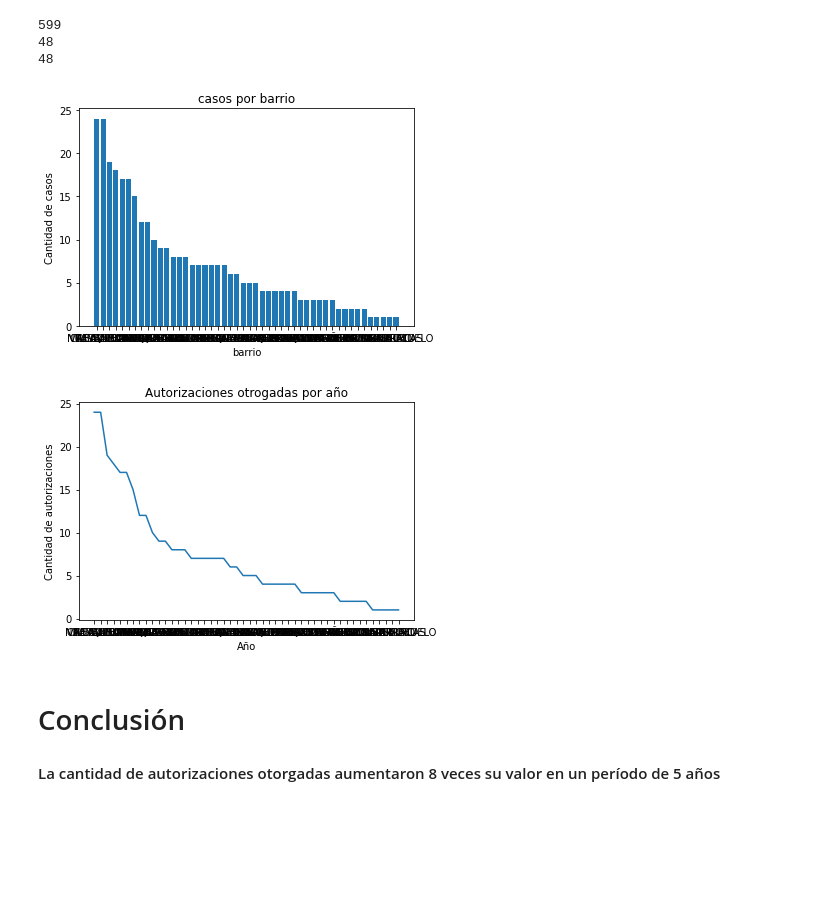
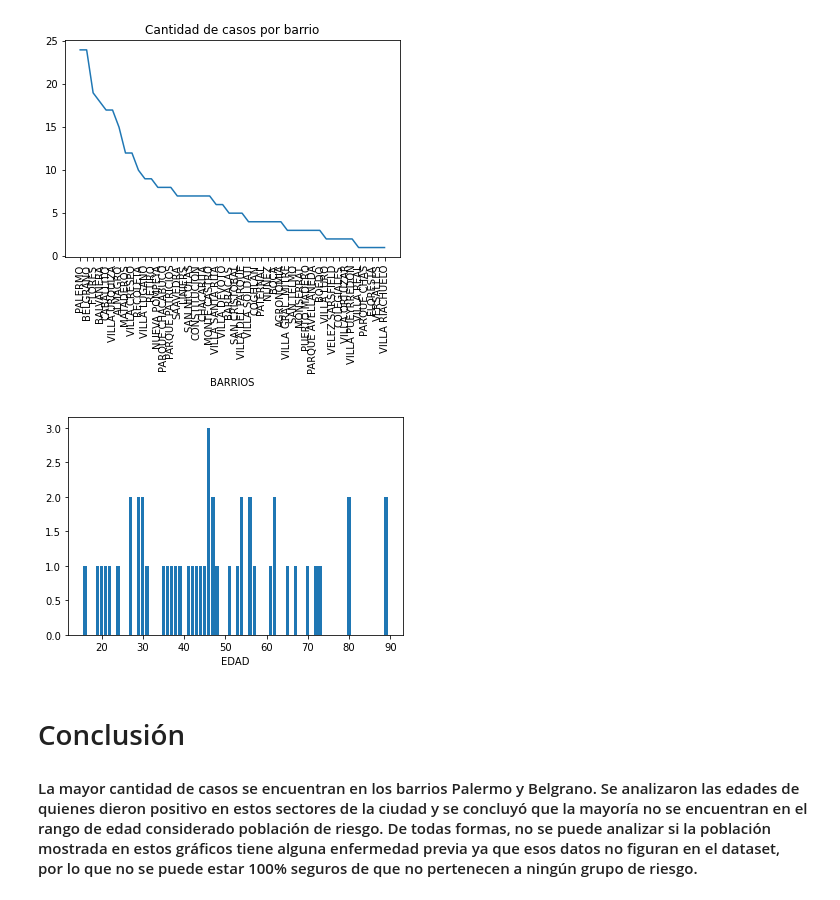
Before and after one commit to sofiaPalavecino/Sofia-Palavecino, a Jupyter notebook: 1305/analisisDeDatos/notebooks/notebook.ipynb, the cells around one changed output. Cells and saved outputs as stored; diff of their text form; code cells hidden in the pictures; blank space fills up the shorter version.

```diff
--- a/1305/analisisDeDatos/notebooks/notebook.ipynb
+++ b/1305/analisisDeDatos/notebooks/notebook.ipynb
@@ -1,36 +1,33 @@
 # %%
 import pandas as pd
 
 import matplotlib.pyplot as plt1
 import matplotlib.pyplot as plt2
 
 casos=pd.read_csv("../casos.csv",sep=",",engine="python")
 
-print(len(casos))
-
 casos=casos.dropna(subset=['barrio'])
 
-valores_x=casos.barrio.drop_duplicates().tolist()
-print(len(valores_x))
-valores_y=casos.barrio.value_counts().tolist()
 
-plt1.bar(valores_x,valores_y)
-plt1.title("casos por barrio")
-plt1.xlabel("barrio")
-plt1.ylabel("Cantidad de casos")
-plt1.show()
-
-plt2.plot(valores_x,valores_y)
-plt2.title("Autorizaciones otrogadas por año")
-plt2.xlabel("Año")
-plt2.ylabel("Cantidad de autorizaciones")
+b=casos["barrio"].value_counts().rename_axis('unique_values').reset_index(name='counts')
+plt2.plot(b["unique_values"],b["counts"])
+plt2.title("Cantidad de casos por barrio")
+plt2.xlabel("BARRIOS")
+plt2.xticks(rotation=90)
 plt2.show()
+#casos.barrio.value_counts().sort_values().plot(kind = 'bar')
 # %% [output]
-599
-48
-48
-[figure, old version]
+[figure, new version]
-[figure, removed]
-# %% [markdown]
-# Conclusión
-#### La cantidad de autorizaciones otorgadas aumentaron 8 veces su valor en un período de 5 años
+# %%
+poblacionRiesgo=casos[(casos.barrio=="PALERMO") | (casos.barrio=="BELGRANO")]
+ax=poblacionRiesgo["edad"].unique()
+ay=poblacionRiesgo["edad"].value_counts().tolist()
+ay.reverse()
+plt1.bar(ax,ay)
+plt1.xlabel("EDAD")
+plt1.show()
+# %% [output]
+[figure, added]
+# %% [markdown]
+# Conclusión
+#### La mayor cantidad de casos se encuentran en los barrios Palermo y Belgrano. Se analizaron las edades de quienes dieron positivo en estos sectores de la ciudad y se concluyó que la mayoría no se encuentran en el rango de edad considerado población de riesgo. De todas formas, no se puede analizar si la población mostrada en estos gráficos tiene alguna enfermedad previa ya que esos datos no figuran en el dataset, por lo que no se puede estar 100% seguros de que no pertenecen a ningún grupo de riesgo.
```
